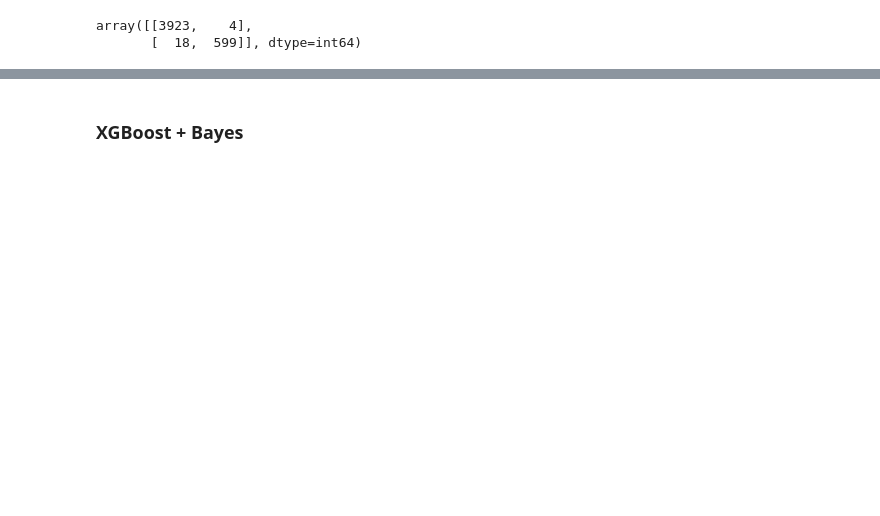
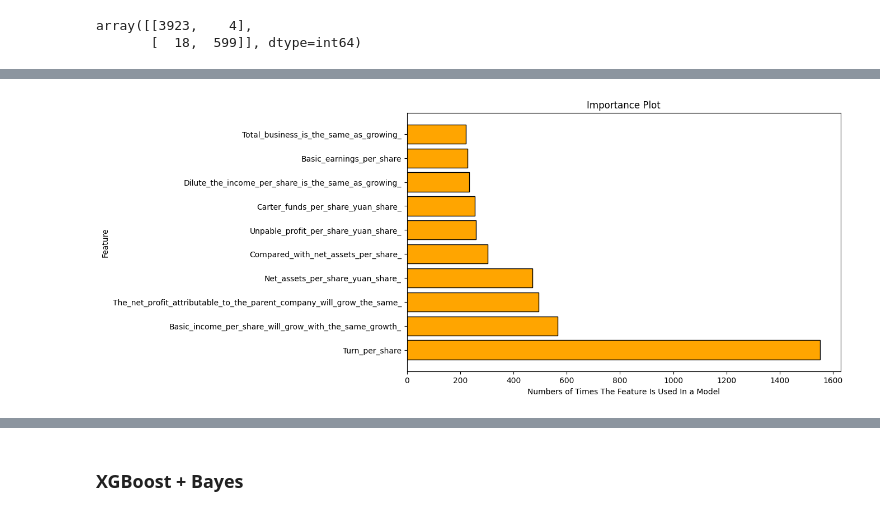
Before and after one commit to yunmeng-genius/IS5126G1, a Jupyter notebook: main.ipynb, the cells around one changed output, grey strips where cells are left out. Cells and saved outputs as stored; diff of their text form; code cells hidden in the pictures; blank space fills up the shorter version.

```diff
--- a/main.ipynb
+++ b/main.ipynb
@@ -671,0 +671,14 @@ precision_score(validate_y,pred_y_label)
+# %%
+# find the most important ten features
+impotance = pd.DataFrame({'feature': features, 'importance': bst.feature_importance('split')})
+impotance = impotance.sort_values(by='importance', ascending=False).reset_index(drop=True)
+impotance = impotance.head(10)
+# plot the numbers of times the feature is used in a model plot, change a better color scheme
+plt.figure(figsize=(10, 6))
+plt.barh(impotance['feature'], impotance['importance'], color='orange', edgecolor='black')
+plt.title('Importance Plot')
+plt.xlabel('Numbers of Times The Feature Is Used In a Model')
+plt.ylabel('Feature')
+plt.show()
+# %% [output]
+[figure, added]
```
Also changed, not shown: parts of 23 cells of this notebook, 1 other file.
